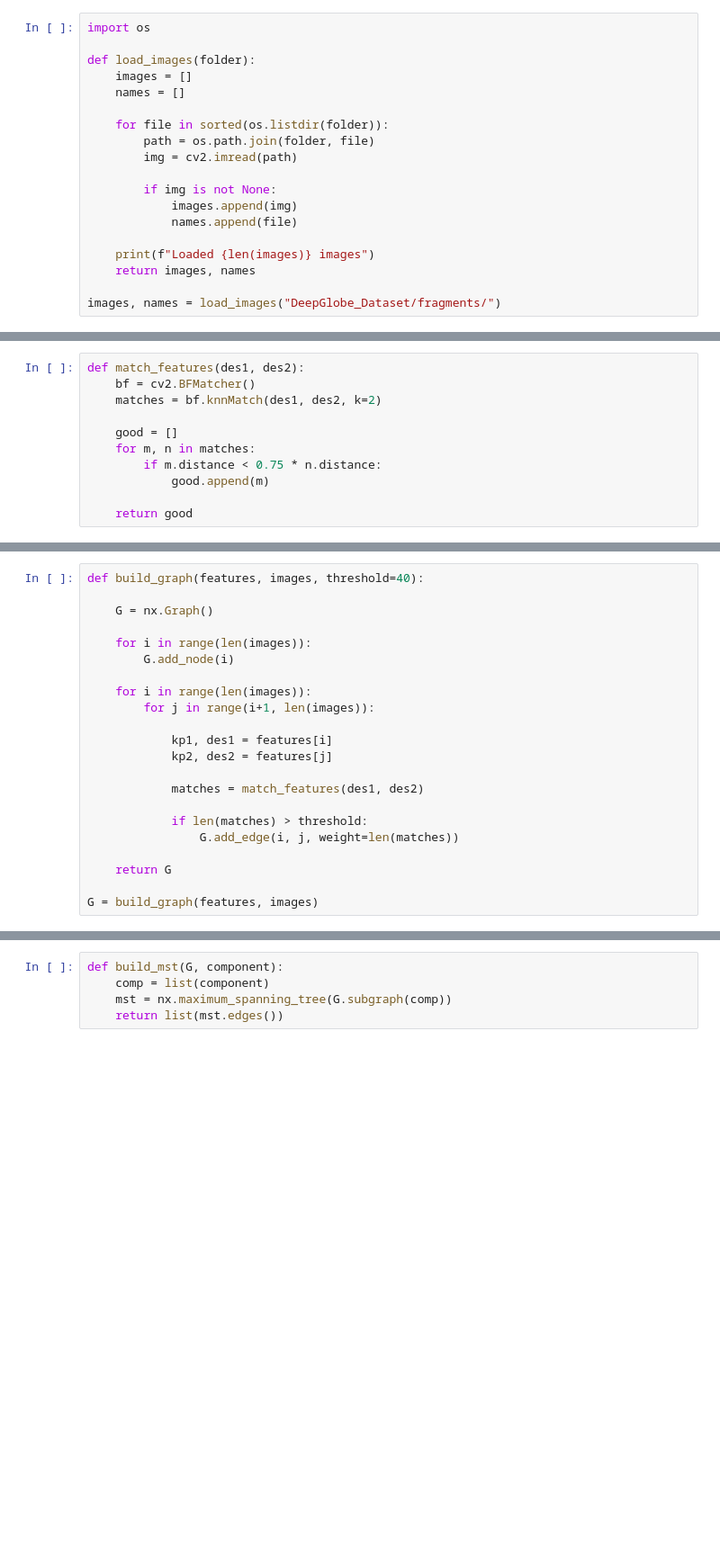
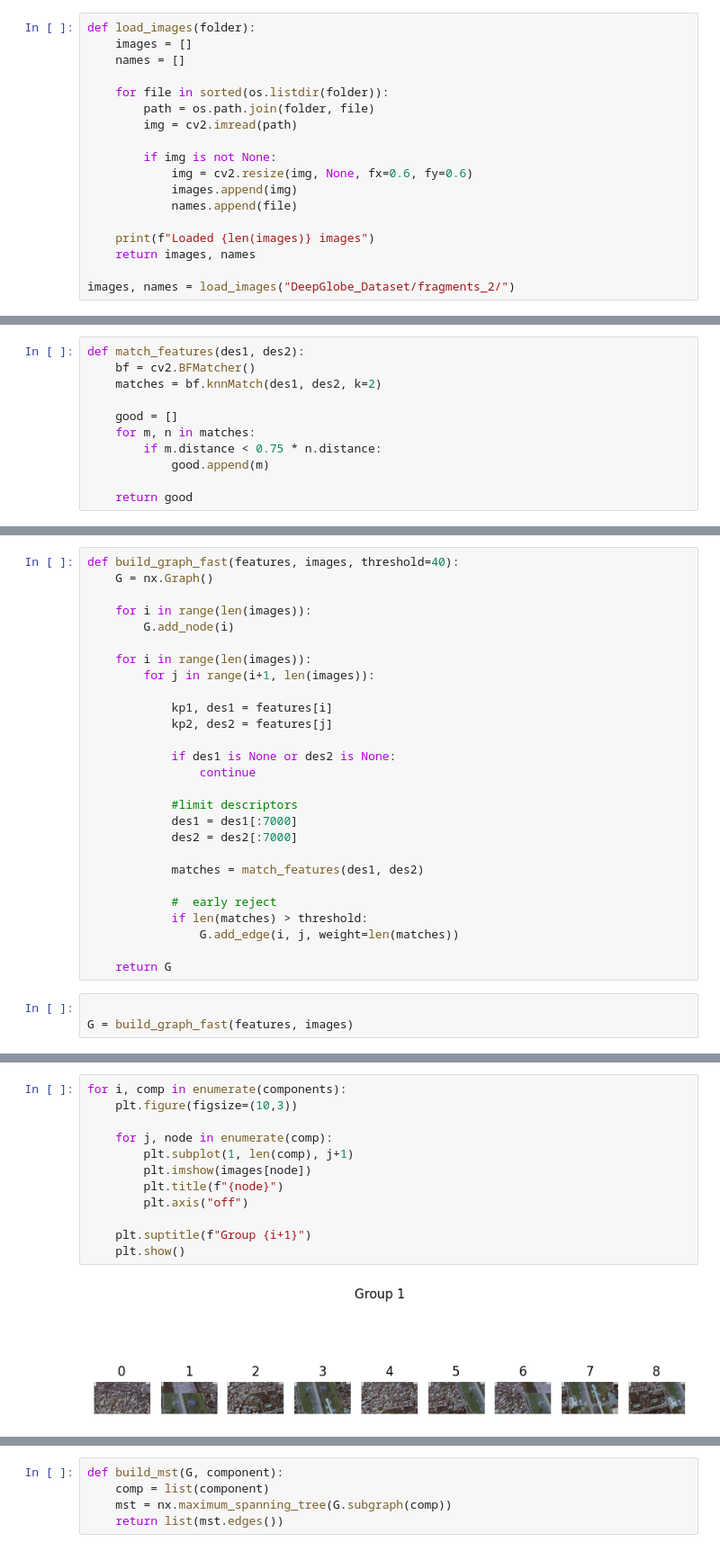
Before and after one commit to MANAS-AI-TaskPhase-25-26/Sunanda_VI, a Jupyter notebook: Final_Task/Img_Stitching.ipynb, the cells around one changed output, grey strips where cells are left out. Shown at 90% size. Drawn from its saved outputs; the diff is of its cells as text; blank space fills up the shorter version.

```diff
--- a/Final_Task/Img_Stitching.ipynb
+++ b/Final_Task/Img_Stitching.ipynb
@@ -7,6 +36,4 @@ import os
 # %%
-import os
-
 def load_images(folder):
     images = []
     names = []
@@ -16,11 +43,12 @@ def load_images(folder):
         img = cv2.imread(path)
 
         if img is not None:
+            img = cv2.resize(img, None, fx=0.6, fy=0.6)
             images.append(img)
             names.append(file)
 
     print(f"Loaded {len(images)} images")
     return images, names
 
-images, names = load_images("DeepGlobe_Dataset/fragments/")
+images, names = load_images("DeepGlobe_Dataset/fragments_2/")
 # %% [output]
@@ -76,6 +128,5 @@ def show_matches(img1, kp1, img2, kp2, matches, title):
 # %%
-def build_graph(features, images, threshold=40):
-
+def build_graph_fast(features, images, threshold=40):
     G = nx.Graph()
 
     for i in range(len(images)):
@@ -87,14 +138,23 @@ def build_graph(features, images, threshold=40):
             kp1, des1 = features[i]
             kp2, des2 = features[j]
 
+            if des1 is None or des2 is None:
+                continue
+
+            #limit descriptors
+            des1 = des1[:7000]
+            des2 = des2[:7000]
+
             matches = match_features(des1, des2)
 
+            #  early reject
             if len(matches) > threshold:
                 G.add_edge(i, j, weight=len(matches))
 
     return G
-
-G = build_graph(features, images)
+# %%
+
+G = build_graph_fast(features, images)
 # %%
 def show_graph(G, names):
     plt.figure(figsize=(8,6))
@@ -127,0 +185,14 @@ Groups found:
+# %%
+for i, comp in enumerate(components):
+    plt.figure(figsize=(10,3))
+
+    for j, node in enumerate(comp):
+        plt.subplot(1, len(comp), j+1)
+        plt.imshow(images[node])
+        plt.title(f"{node}")
+        plt.axis("off")
+
+    plt.suptitle(f"Group {i+1}")
+    plt.show()
+# %% [output]
+[figure, added]
```
Also changed, not shown: parts of 43 cells of this notebook, 3 other files.
